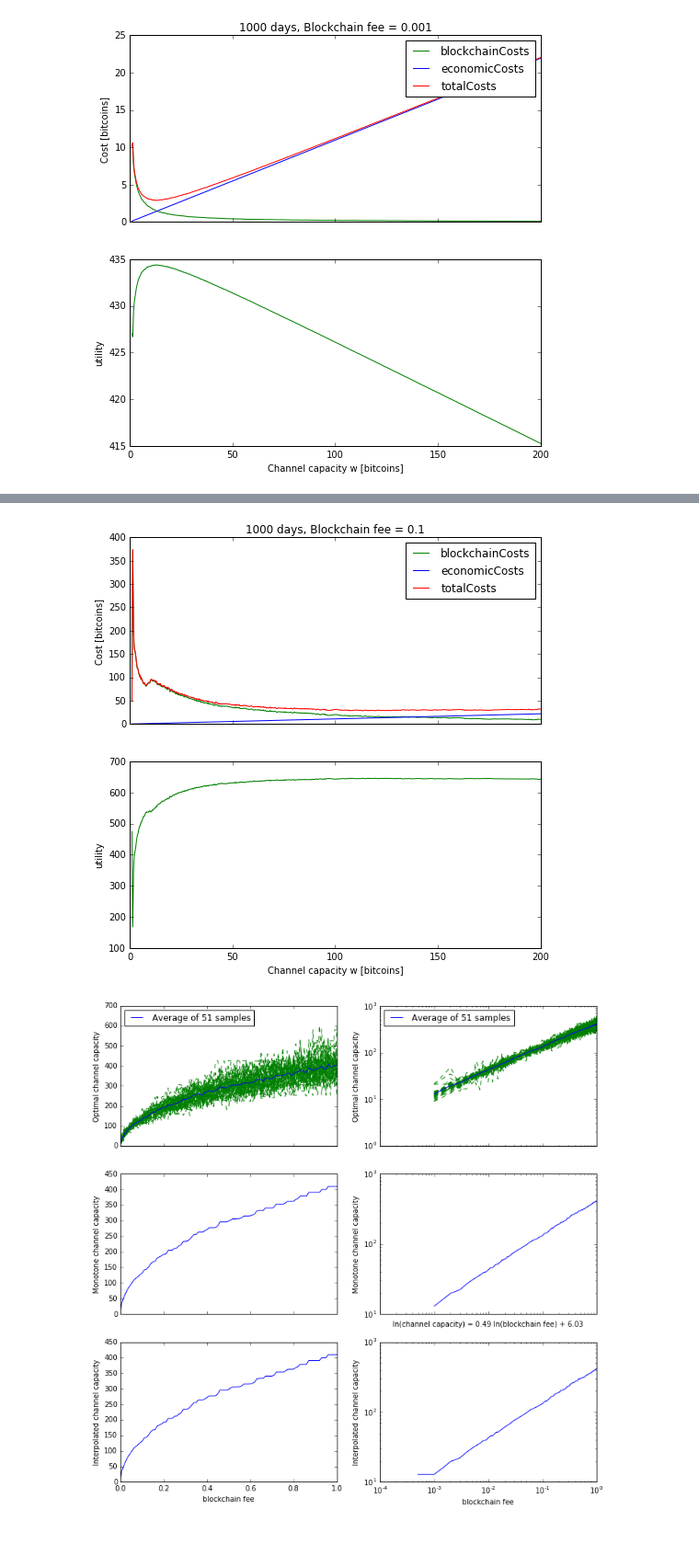
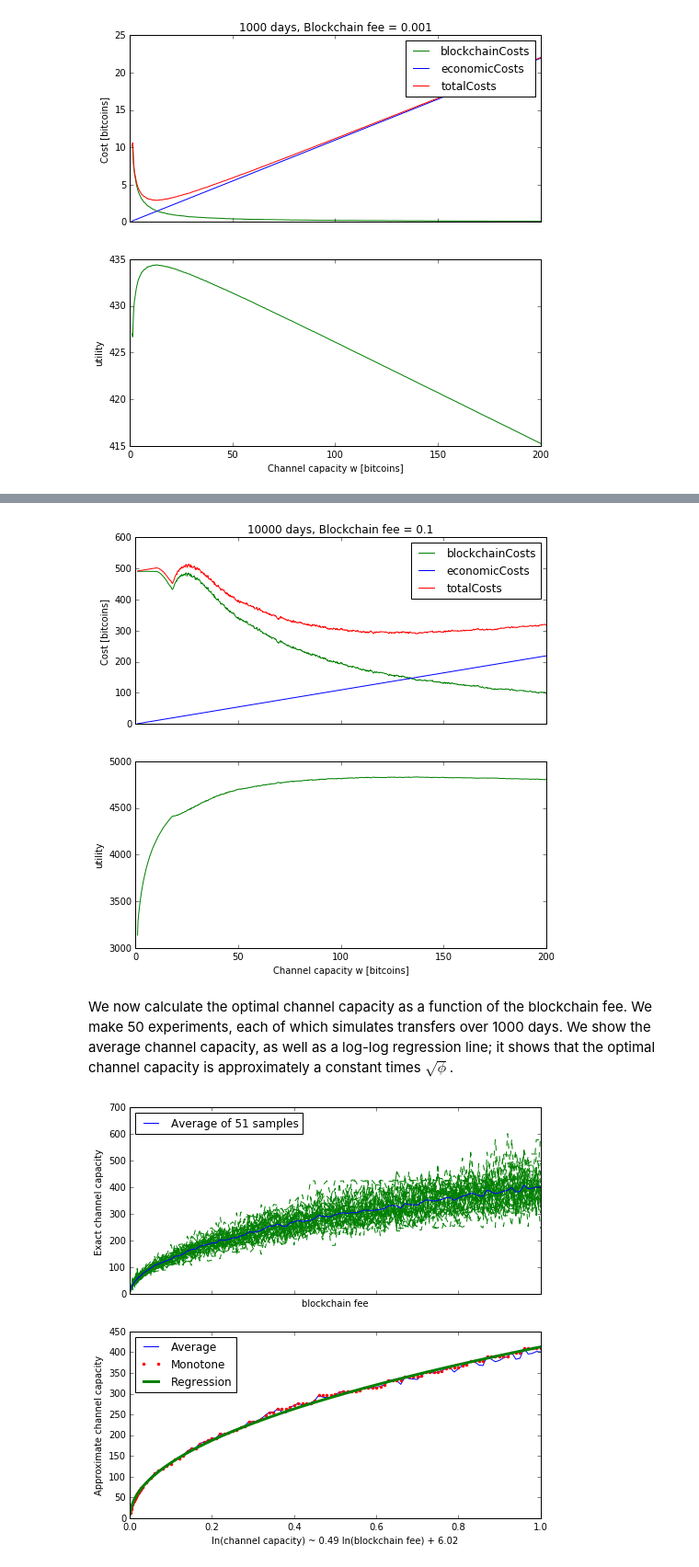
Before and after one commit to erelsgl/bitcoin-simulations, a Jupyter notebook: market-equilibrium-simulation-powerlaw-symmetric.ipynb, the cells around one changed output, grey strips where cells are left out. Shown at 92% size. Cells and saved outputs as stored; diff of their text form; code cells hidden in the pictures; blank space fills up the shorter version.

```diff
--- a/market-equilibrium-simulation-powerlaw-symmetric.ipynb
+++ b/market-equilibrium-simulation-powerlaw-symmetric.ipynb
@@ -90,19 +113,21 @@ sim.plotCostsVsChannelCapacity(
 # %%
 sim.plotCostsVsChannelCapacity(
-    numOfDays=1000,
+    numOfDays=10000,
     blockchainFee=0.1,
     channelCapacities = np.linspace(1*params[zmax],200*params[zmax],1000))
 # %% [output]
-[figure, old version]
+[figure, new version]
+# %% [markdown]
+We now calculate the optimal channel capacity as a function of the blockchain fee. We make 50 experiments, each of which simulates transfers over 1000 days. We show the average channel capacity, as well as a log-log regression line; it shows that the optimal channel capacity is approximately a constant times $\sqrt{\phi}$.
 # %%
 sampleBlockchainFees = np.concatenate((np.linspace(1,30, 30),np.linspace(30,1000, 98)))/1000
 sim.calculateOptimalChannelCapacityTable(
     numOfDays=1000,
     blockchainFees=sampleBlockchainFees,
-    numOfSamples=51,
+    numOfSamples=50,
     recreateAllSamples=False,  # False means to reuse the existing samples and calculate only numOfSamples-numOfExistingSamples new samples.
     )
 sim.saveTables()
 sim.plotOptimalChannelCapacityTable()
 # %% [output]
-[figure, old version]
+[figure, new version]
```
Also changed, not shown: parts of 21 cells of this notebook, 14 other files.
